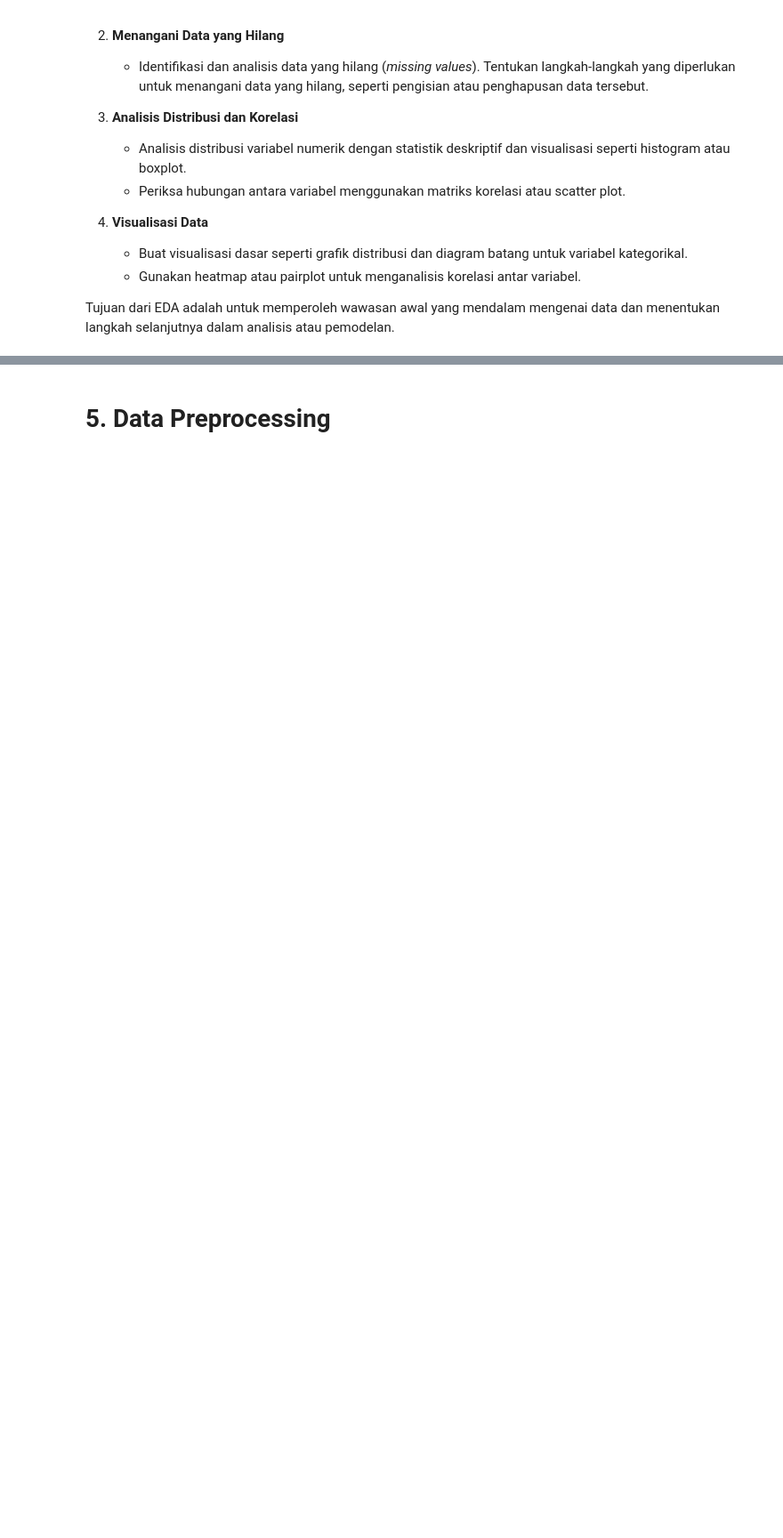
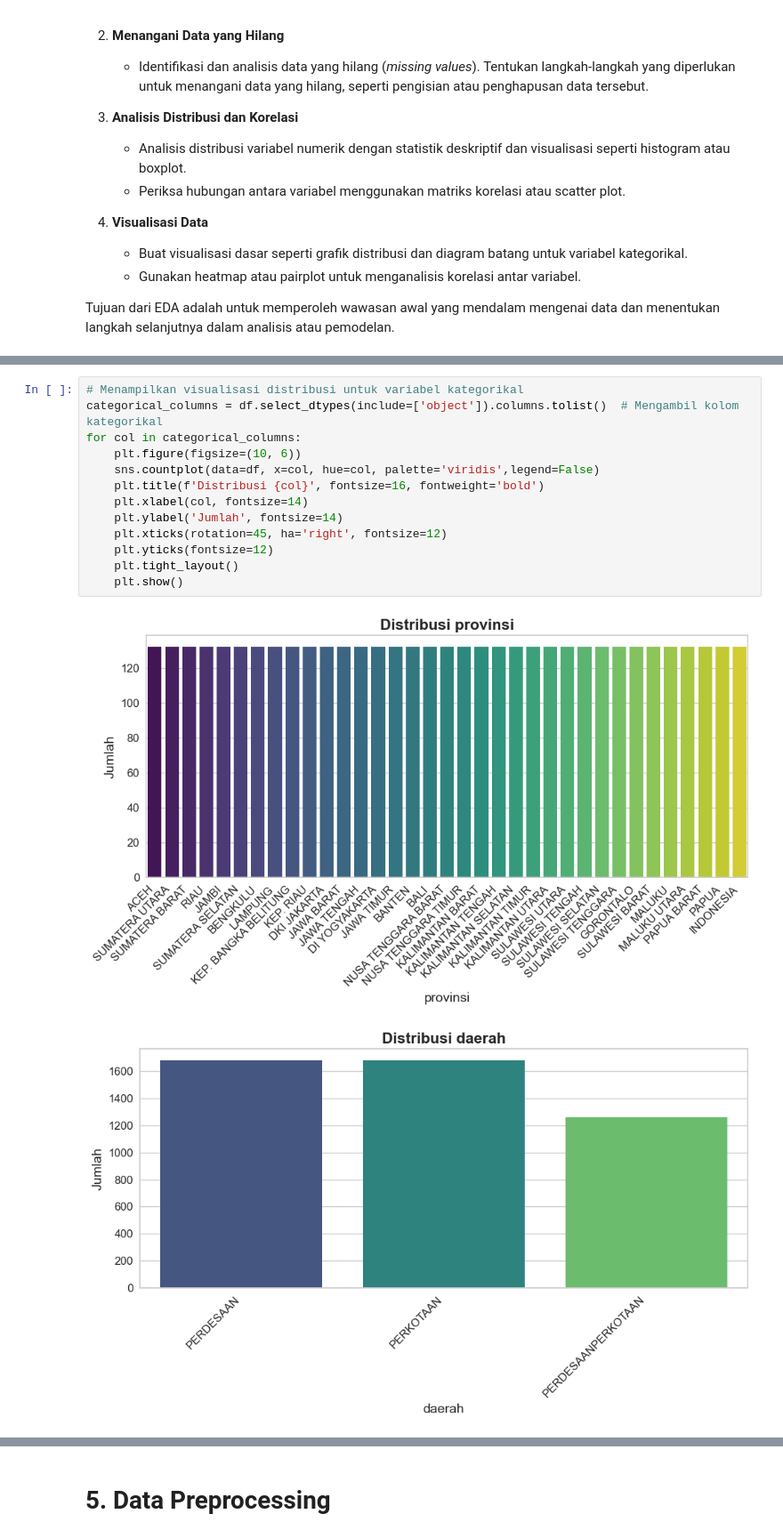
Before and after one commit to leonardkumaro/Proyek-Machine-Learning, a Jupyter notebook: [Clustering]_Submission_Akhir_BMLP_Leonard Bodhi Kumaro.ipynb, the cells around one changed output, grey strips where cells are left out. Shown at 89% size. Saved outputs shown, nothing was run; the diff lists cells and outputs as text; blank space fills up the shorter version.

```diff
--- a/[Clustering]_Submission_Akhir_BMLP_Leonard Bodhi Kumaro.ipynb
+++ b/[Clustering]_Submission_Akhir_BMLP_Leonard Bodhi Kumaro.ipynb
@@ -55,0 +168,16 @@ Tujuan dari EDA adalah untuk memperoleh wawasan awal yang mendalam mengenai data
+# %%
+# Menampilkan visualisasi distribusi untuk variabel kategorikal
+categorical_columns = df.select_dtypes(include=['object']).columns.tolist()  # Mengambil kolom kategorikal
+for col in categorical_columns:
+    plt.figure(figsize=(10, 6))
+    sns.countplot(data=df, x=col, hue=col, palette='viridis',legend=False)
+    plt.title(f'Distribusi {col}', fontsize=16, fontweight='bold')
+    plt.xlabel(col, fontsize=14)
+    plt.ylabel('Jumlah', fontsize=14)
+    plt.xticks(rotation=45, ha='right', fontsize=12)
+    plt.yticks(fontsize=12)
+    plt.tight_layout()
+    plt.show()
+# %% [output]
+[figure, added]
+[figure, added]
```
Also changed, not shown: parts of 57 cells of this notebook.
